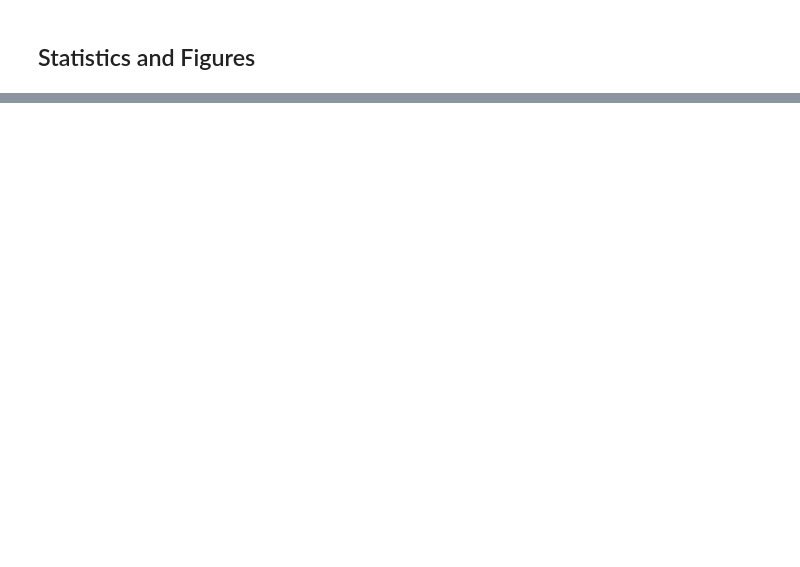
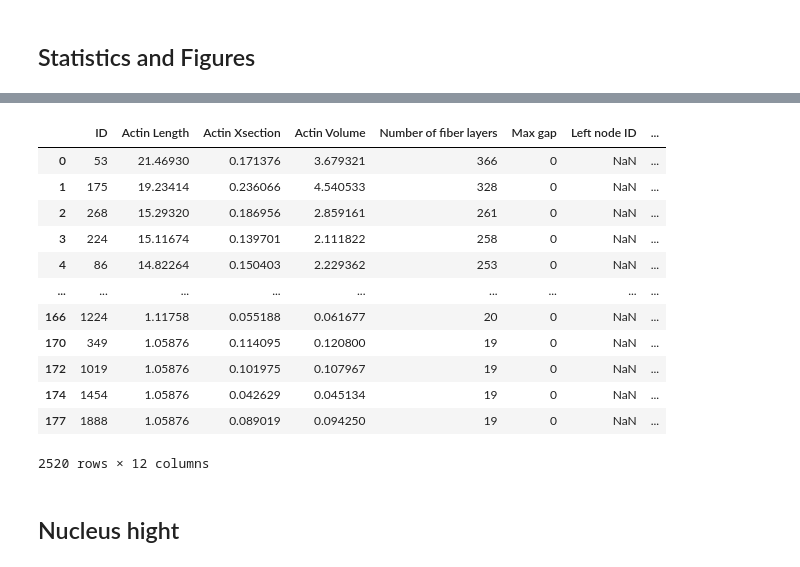
Before and after one commit to mal-boisestate/afilament, a Jupyter notebook: utils/stat_analysis_Nurbanu_match.ipynb, the cells around one changed output, grey strips where cells are left out. Drawn from its saved outputs; the diff is of its cells as text; code cells hidden in the pictures; blank space fills up the shorter version.

```diff
--- a/utils/stat_analysis_Nurbanu_match.ipynb
+++ b/utils/stat_analysis_Nurbanu_match.ipynb
@@ -202,0 +331,17 @@ def convert_pvalue_to_asterisks(pvalue):
+# %%
+df = df_combined[df_combined['part'] == 'whole']
+df[df.index.duplicated()]
+# %% [output]
+|  | ID | Actin Length | Actin Xsection | Actin Volume | Number of fiber layers | Max gap | Left node ID | ... |
+| 0 | 53 | 21.46930 | 0.171376 | 3.679321 | 366 | 0 | NaN | ... |
+| 1 | 175 | 19.23414 | 0.236066 | 4.540533 | 328 | 0 | NaN | ... |
+| 2 | 268 | 15.29320 | 0.186956 | 2.859161 | 261 | 0 | NaN | ... |
+| 3 | 224 | 15.11674 | 0.139701 | 2.111822 | 258 | 0 | NaN | ... |
+| 4 | 86 | 14.82264 | 0.150403 | 2.229362 | 253 | 0 | NaN | ... |
+| ... | ... | ... | ... | ... | ... | ... | ... | ... |
+| 166 | 1224 | 1.11758 | 0.055188 | 0.061677 | 20 | 0 | NaN | ... |
+| 170 | 349 | 1.05876 | 0.114095 | 0.120800 | 19 | 0 | NaN | ... |
+| 172 | 1019 | 1.05876 | 0.101975 | 0.107967 | 19 | 0 | NaN | ... |
+| 174 | 1454 | 1.05876 | 0.042629 | 0.045134 | 19 | 0 | NaN | ... |
+| 177 | 1888 | 1.05876 | 0.089019 | 0.094250 | 19 | 0 | NaN | ... |
+2520 rows × 12 columns
@@ -202,0 +361,2 @@ def convert_pvalue_to_asterisks(pvalue):
+# %% [markdown]
+## Nucleus hight
```
Also changed, not shown: parts of 26 cells of this notebook, 1 other file.
